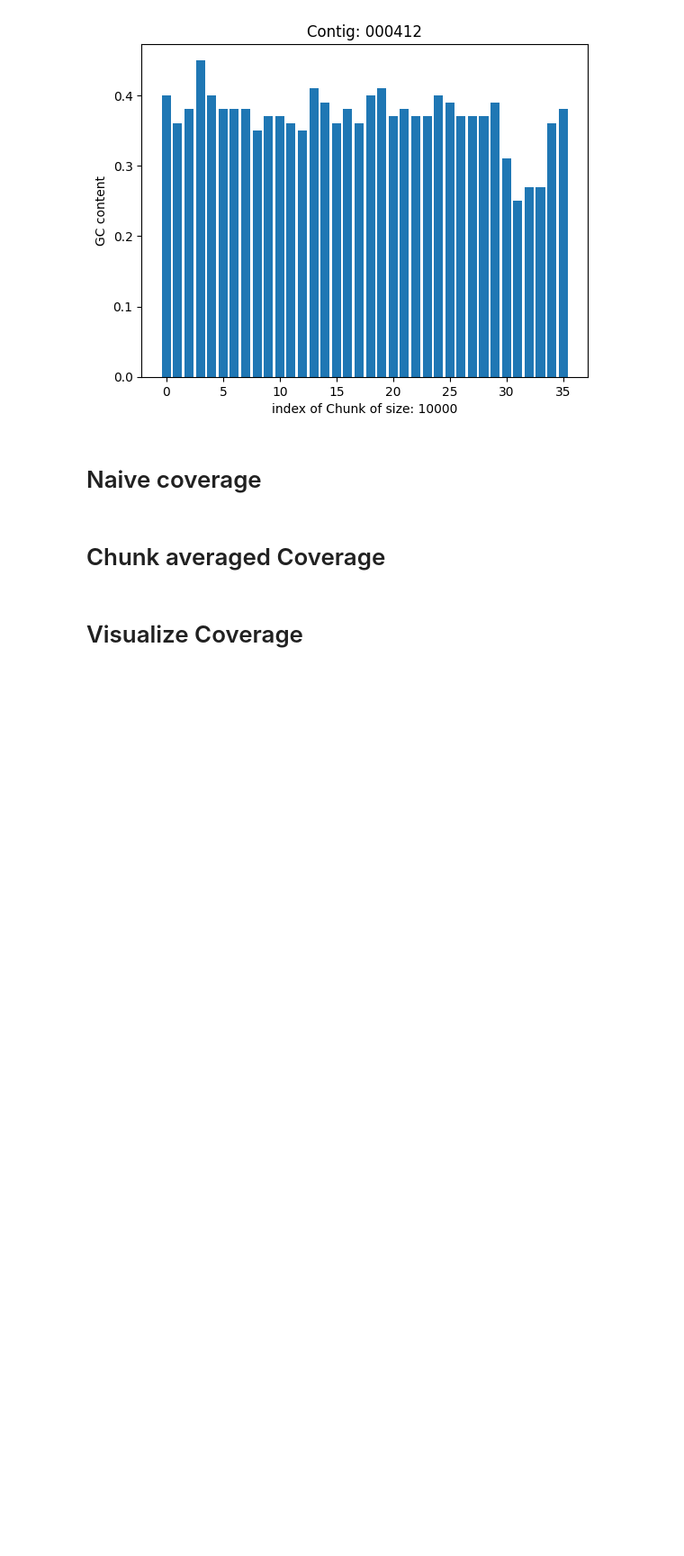
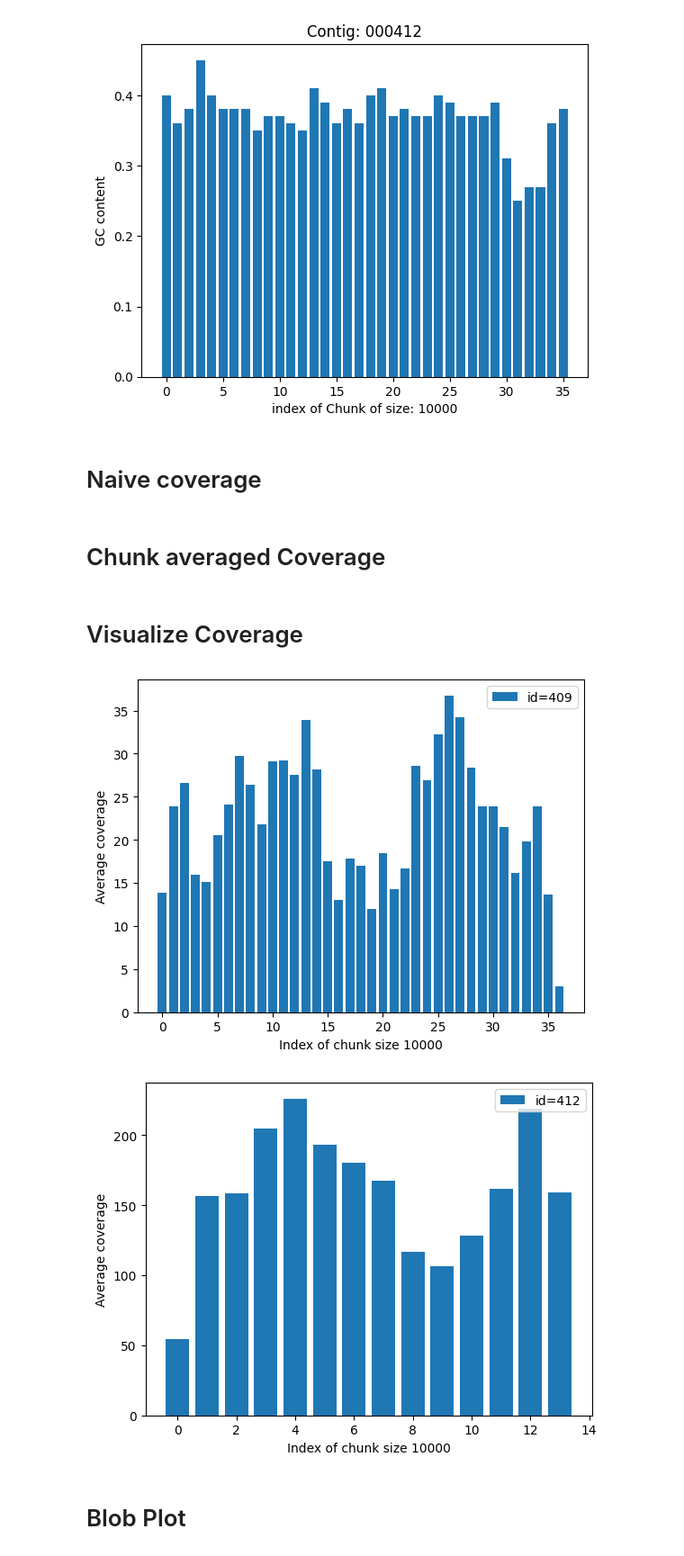
Before and after one commit to AlexanderFastner/Heliopora_coerulea_Processing, a Jupyter notebook: gc_vs_coverage.ipynb, the cells around one changed output. Shown at 90% size. Drawn from its saved outputs; the diff is of its cells as text; code cells hidden in the pictures; blank space fills up the shorter version.

Commit message:
up to blob

```diff
--- a/gc_vs_coverage.ipynb
+++ b/gc_vs_coverage.ipynb
@@ -36,9 +36,10 @@ coverage_per_contig = "./data/heliopora_coerulea_hifi_2_p_assembly.coverage"
 coverage_per_base = "./data/heliopora_coerulea_hifi_2_p_assembly_testfile.depth"
 out_dir = "out_dir/"
 chunk_size = 10000
-visualizeGC = True
+visualize_GC = True
 save_GC_plot = True
-visualizeCoverage = True
+visualize_Coverage = True
+save_coverage_plot = True
 # %% [markdown]
 # Naive GC content for each content
 # %%
@@ -139,7 +140,7 @@ if save_GC_plot:
     if not os.path.exists(save_dir):
         os.makedirs(save_dir)
 
-if visualizeGC:
+if visualize_GC:
     for id, gc_content in chunks.items():
         #format id
         id = id.split("/")[3]
@@ -276,3 +279,53 @@ chunks_coverage = get_coverage_per_contig_by_chunks(coverage_per_base, chunk_siz
 #print(chunks_coverage)
 # %% [markdown]
 # Visualize Coverage
+# %%
+if save_coverage_plot:
+    save_dir = out_dir + "Coverage_output/"
+    if not os.path.exists(save_dir):
+        os.makedirs(save_dir)
+
+if visualize_Coverage:
+
+    #windows
+    data = pd.read_csv(save_dir + "chunked_windows_coverage.tsv", sep = "\t")
+
+    # Convert data to pandas dataframe
+    df = pd.DataFrame(data)
+
+    #print(df.columns)
+    # Group data by id
+    groups = df.groupby('id')
+
+    # Get a list of unique ids
+    unique_ids = df['id'].unique()
+
+    # Create a separate plot for each id
+    for id in unique_ids:
+        # Filter the dataframe to get only the rows for this id
+        df_id = df[df['id'] == id]
+
+        # Plot the data for this id
+        plt.bar(df_id['index'], df_id['average_coverage'], label=f"id={id}")
+
+        # Add labels and legend
+        plt.xlabel('Index of chunk size ' + str(chunk_size))
+        plt.ylabel('Average coverage')
+        plt.legend(loc="upper right")
+
+        # save the plot
+        if save_coverage_plot:
+            save_path = os.path.join(save_dir, "Coverage_" + str(id) + ".png")
+            plt.savefig(save_path)
+
+        # Show the plot
+        plt.show()
+
+
+else :
+    print("Coverage visualization is turned off.")
+# %% [output]
+[figure, added]
+[figure, added]
+# %% [markdown]
+# Blob Plot
```
Also changed, not shown: parts of 3 cells of this notebook, 3 other files.
